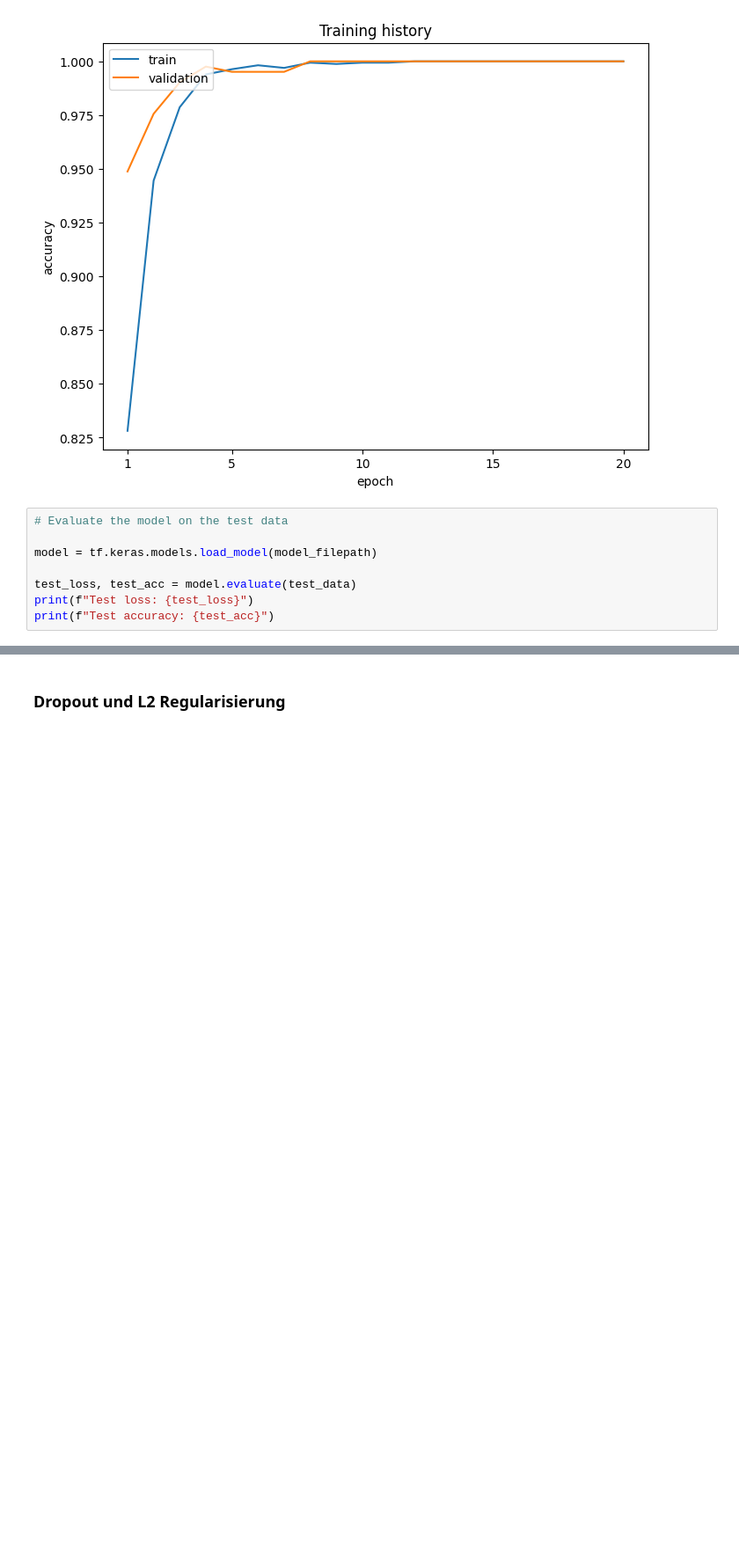
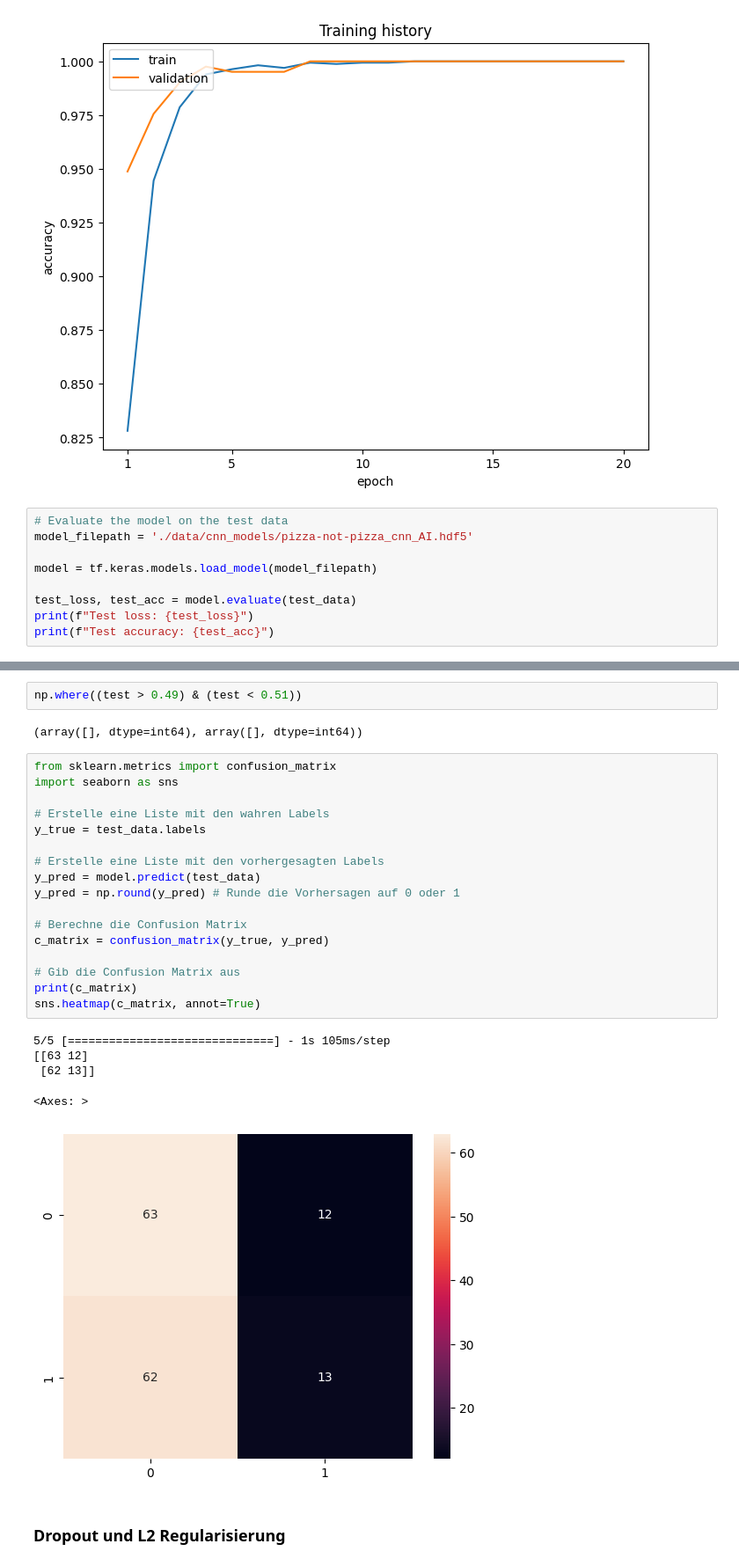
Before and after one commit to danielstuetz/cov-generative-ai, a Jupyter notebook: Pizza_Classification.ipynb, the cells around one changed output, grey strips where cells are left out. Shown at 88% size. Cells and saved outputs as stored; diff of their text form; blank space fills up the shorter version.

Commit message:
updated Pizza_Classification

```diff
--- a/Pizza_Classification.ipynb
+++ b/Pizza_Classification.ipynb
@@ -302,6 +319,7 @@ plot_history(history_3)
 [figure]
 # %%
 # Evaluate the model on the test data
+model_filepath = './data/cnn_models/pizza-not-pizza_cnn_AI.hdf5'
 
 model = tf.keras.models.load_model(model_filepath)
 
@@ -315,3 +337,30 @@ Test accuracy: 0.5733333230018616
+# %%
+np.where((test > 0.49) & (test < 0.51))
+# %% [output]
+(array([], dtype=int64), array([], dtype=int64))
+# %%
+from sklearn.metrics import confusion_matrix
+import seaborn as sns
+
+# Erstelle eine Liste mit den wahren Labels
+y_true = test_data.labels
+
+# Erstelle eine Liste mit den vorhergesagten Labels
+y_pred = model.predict(test_data)
+y_pred = np.round(y_pred) # Runde die Vorhersagen auf 0 oder 1
+
+# Berechne die Confusion Matrix
+c_matrix = confusion_matrix(y_true, y_pred)
+
+# Gib die Confusion Matrix aus
+print(c_matrix)
+sns.heatmap(c_matrix, annot=True)
+# %% [output]
+5/5 [==============================] - 1s 105ms/step
+[[63 12]
+ [62 13]]
+<Axes: >
+[figure, added]
 # %% [markdown]
 ### Dropout und L2 Regularisierung
 # %%
```
Also changed, not shown: parts of 8 cells of this notebook.
